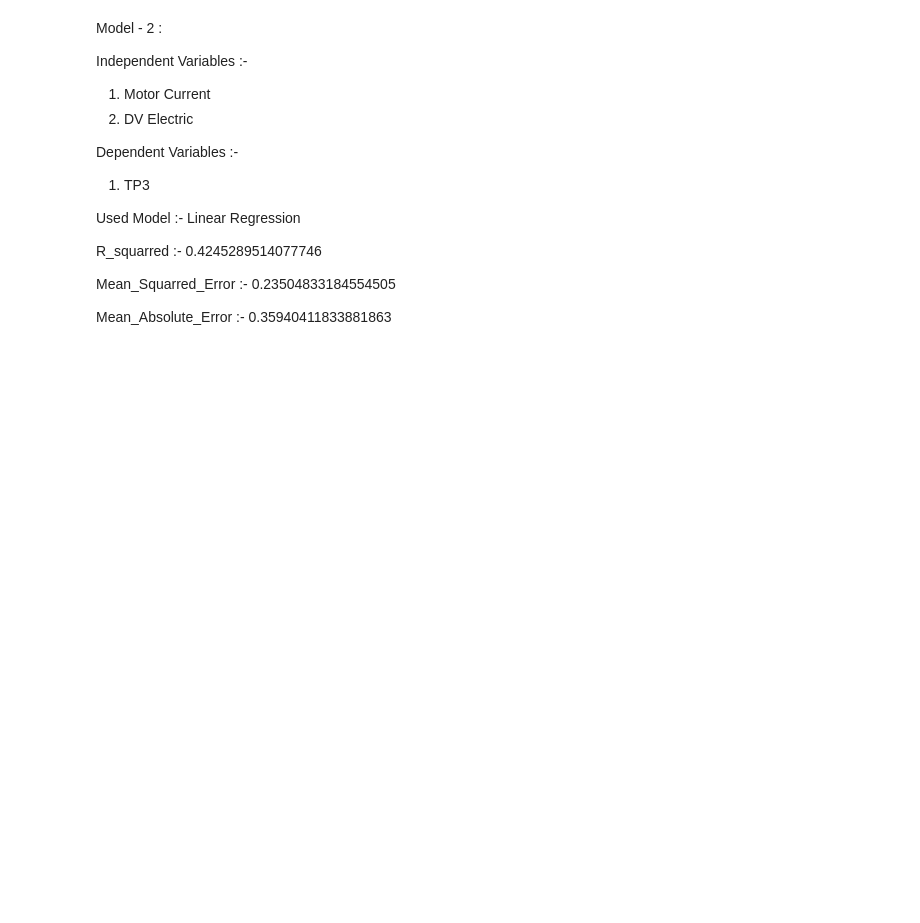
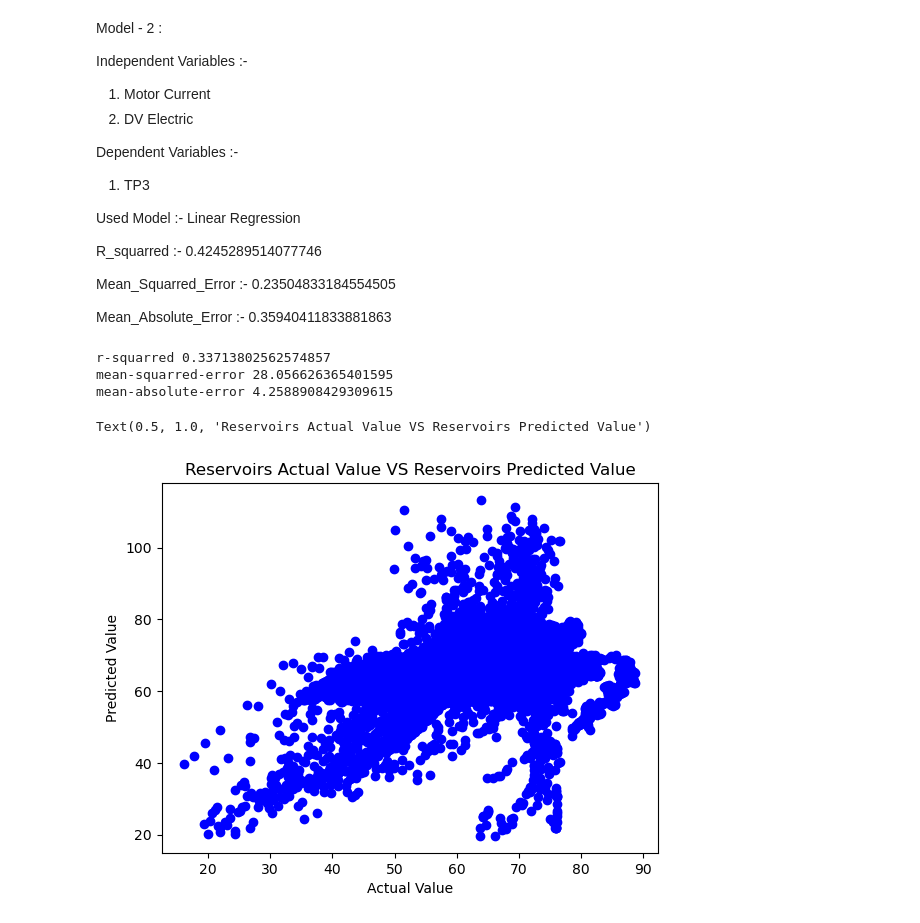
Before and after one commit to Maulik2493/IT496-T18, a Jupyter notebook: 202101019_Harshil_Patel/202101019_Harshil_Patel.ipynb, the cells around one changed output. Cells and saved outputs as stored; diff of their text form; code cells hidden in the pictures; blank space fills up the shorter version.

```diff
--- a/202101019_Harshil_Patel/202101019_Harshil_Patel.ipynb
+++ b/202101019_Harshil_Patel/202101019_Harshil_Patel.ipynb
@@ -267,3 +267,44 @@ Mean_Squarred_Error :- 0.23504833184554505
 <br>
 
 Mean_Absolute_Error :- 0.35940411833881863
+# %%
+from sklearn.model_selection import train_test_split
+from sklearn.linear_model import LinearRegression as lr
+
+X3 = df[["TP2","TP3","DV_pressure","H1","Reservoirs"]]   # Independent Variables
+Y3 =  df["Oil_temperature"]  # Dependent Variable / Target Variable
+
+X_train3 , X_test3 , Y_train3 , Y_test3 = train_test_split(X3,Y3,test_size = 0.2 , random_state = 42)
+# %%
+model = lr()
+
+model.fit(X_train3 , Y_train3)
+
+Y_pred3 = model.predict(X_test3)
+# %%
+from sklearn.metrics import r2_score as re, mean_squared_error as mse, mean_absolute_error as mae
+
+r_squarred3 = re(Y_test3,Y_pred3)
+
+MSE3 = mse(Y_test3,Y_pred3)
+
+MAE3 = mae(Y_test3,Y_pred3)
+
+print("r-squarred",r_squarred3)
+
+print("mean-squarred-error",MSE3)
+
+print("mean-absolute-error",MAE3)
+# %% [output]
+r-squarred 0.33713802562574857
+mean-squarred-error 28.056626365401595
+mean-absolute-error 4.2588908429309615
+# %%
+plt.scatter(Y_test3,Y_pred3,c = 'blue')
+
+plt.xlabel("Actual Value")
+plt.ylabel("Predicted Value")
+plt.title("Reservoirs Actual Value VS Reservoirs Predicted Value")
+# %% [output]
+Text(0.5, 1.0, 'Reservoirs Actual Value VS Reservoirs Predicted Value')
+[figure, added]
```
Also changed, not shown: parts of 4 cells of this notebook, 1 other file.
